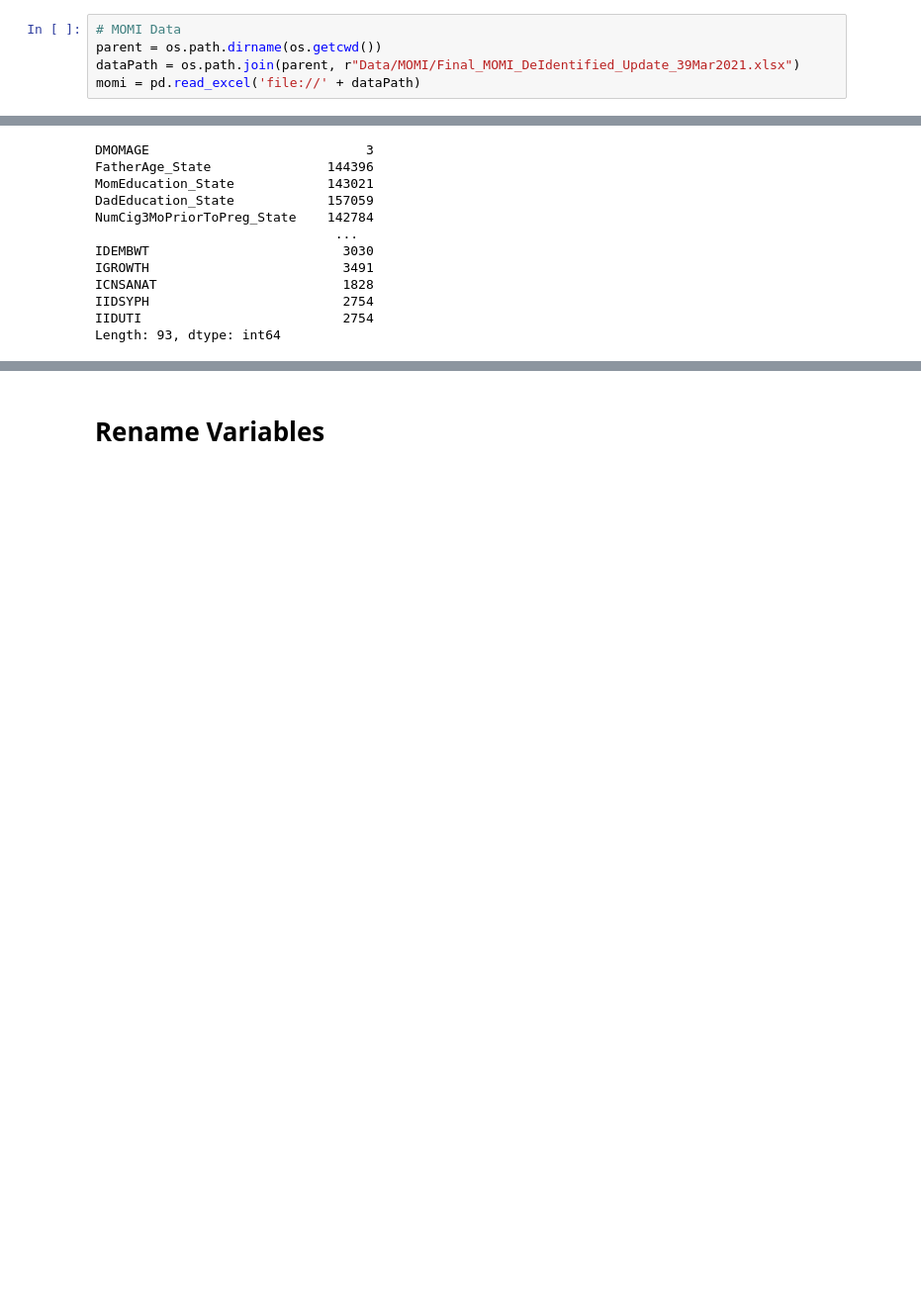
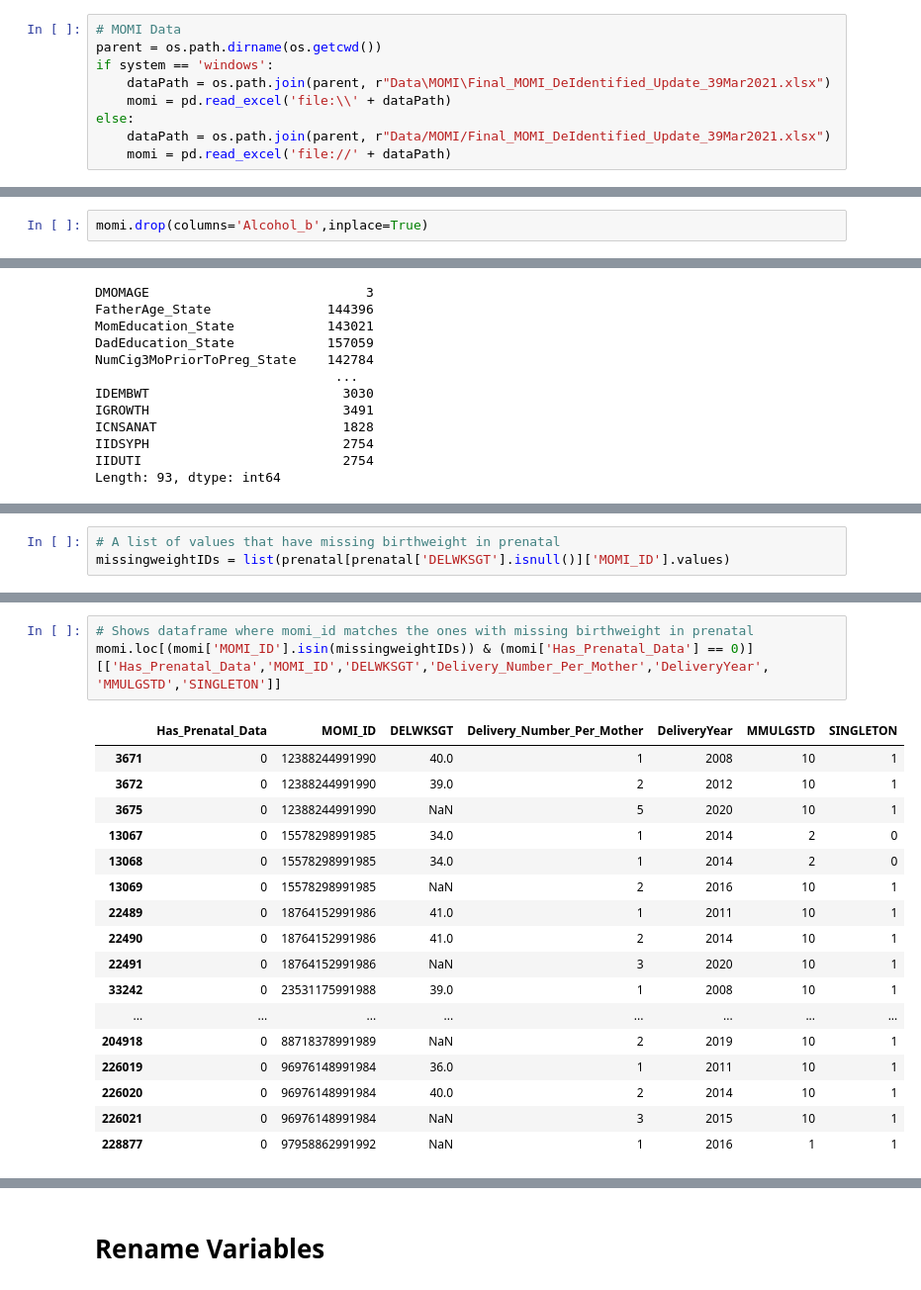
Before and after one commit to rachellb/Bennett_OUDSA5900, a Jupyter notebook: Descriptions/Momi_Descriptions.ipynb, the cells around one changed output, grey strips where cells are left out. Shown at 99% size. Cells and saved outputs as stored; diff of their text form; blank space fills up the shorter version.

```diff
--- a/Descriptions/Momi_Descriptions.ipynb
+++ b/Descriptions/Momi_Descriptions.ipynb
@@ -14,8 +20,12 @@ prenatal = pd.read_excel('file://' + dataPath)
 # %%
 # MOMI Data
 parent = os.path.dirname(os.getcwd())
-dataPath = os.path.join(parent, r"Data/MOMI/Final_MOMI_DeIdentified_Update_39Mar2021.xlsx")
-momi = pd.read_excel('file://' + dataPath)
+if system == 'windows':
+    dataPath = os.path.join(parent, r"Data\MOMI\Final_MOMI_DeIdentified_Update_39Mar2021.xlsx")
+    momi = pd.read_excel('file:\\' + dataPath)
+else:
+    dataPath = os.path.join(parent, r"Data/MOMI/Final_MOMI_DeIdentified_Update_39Mar2021.xlsx")
+    momi = pd.read_excel('file://' + dataPath)
 # %%
 # Ultrasound Data
 parent = os.path.dirname(os.getcwd())
@@ -206,3 +247,5 @@ msno.heatmap(momi)
+# %%
+momi.drop(columns='Alcohol_b',inplace=True)
 # %%
 momi.iloc[:,5:].isnull().sum()
 # %% [output]
@@ -225,0 +307,3 @@ msno.matrix(prenatal)
+# %%
+# A list of values that have missing birthweight in prenatal
+missingweightIDs = list(prenatal[prenatal['DELWKSGT'].isnull()]['MOMI_ID'].values)
@@ -225,0 +331,21 @@ msno.matrix(prenatal)
+# %%
+# Shows dataframe where momi_id matches the ones with missing birthweight in prenatal
+momi.loc[(momi['MOMI_ID'].isin(missingweightIDs)) & (momi['Has_Prenatal_Data'] == 0)][['Has_Prenatal_Data','MOMI_ID','DELWKSGT','Delivery_Number_Per_Mother','DeliveryYear', 'MMULGSTD','SINGLETON']]
+# %% [output]
+|  | Has_Prenatal_Data | MOMI_ID | DELWKSGT | Delivery_Number_Per_Mother | DeliveryYear | MMULGSTD | SINGLETON |
+| 3671 | 0 | 12388244991990 | 40.0 | 1 | 2008 | 10 | 1 |
+| 3672 | 0 | 12388244991990 | 39.0 | 2 | 2012 | 10 | 1 |
+| 3675 | 0 | 12388244991990 | NaN | 5 | 2020 | 10 | 1 |
+| 13067 | 0 | 15578298991985 | 34.0 | 1 | 2014 | 2 | 0 |
+| 13068 | 0 | 15578298991985 | 34.0 | 1 | 2014 | 2 | 0 |
+| 13069 | 0 | 15578298991985 | NaN | 2 | 2016 | 10 | 1 |
+| 22489 | 0 | 18764152991986 | 41.0 | 1 | 2011 | 10 | 1 |
+| 22490 | 0 | 18764152991986 | 41.0 | 2 | 2014 | 10 | 1 |
+| 22491 | 0 | 18764152991986 | NaN | 3 | 2020 | 10 | 1 |
+| 33242 | 0 | 23531175991988 | 39.0 | 1 | 2008 | 10 | 1 |
+| ... | ... | ... | ... | ... | ... | ... | ... |
+| 204918 | 0 | 88718378991989 | NaN | 2 | 2019 | 10 | 1 |
+| 226019 | 0 | 96976148991984 | 36.0 | 1 | 2011 | 10 | 1 |
+| 226020 | 0 | 96976148991984 | 40.0 | 2 | 2014 | 10 | 1 |
+| 226021 | 0 | 96976148991984 | NaN | 3 | 2015 | 10 | 1 |
+| 228877 | 0 | 97958862991992 | NaN | 1 | 2016 | 1 | 1 |
```
Also changed, not shown: parts of 53 cells of this notebook, 3 other files.
